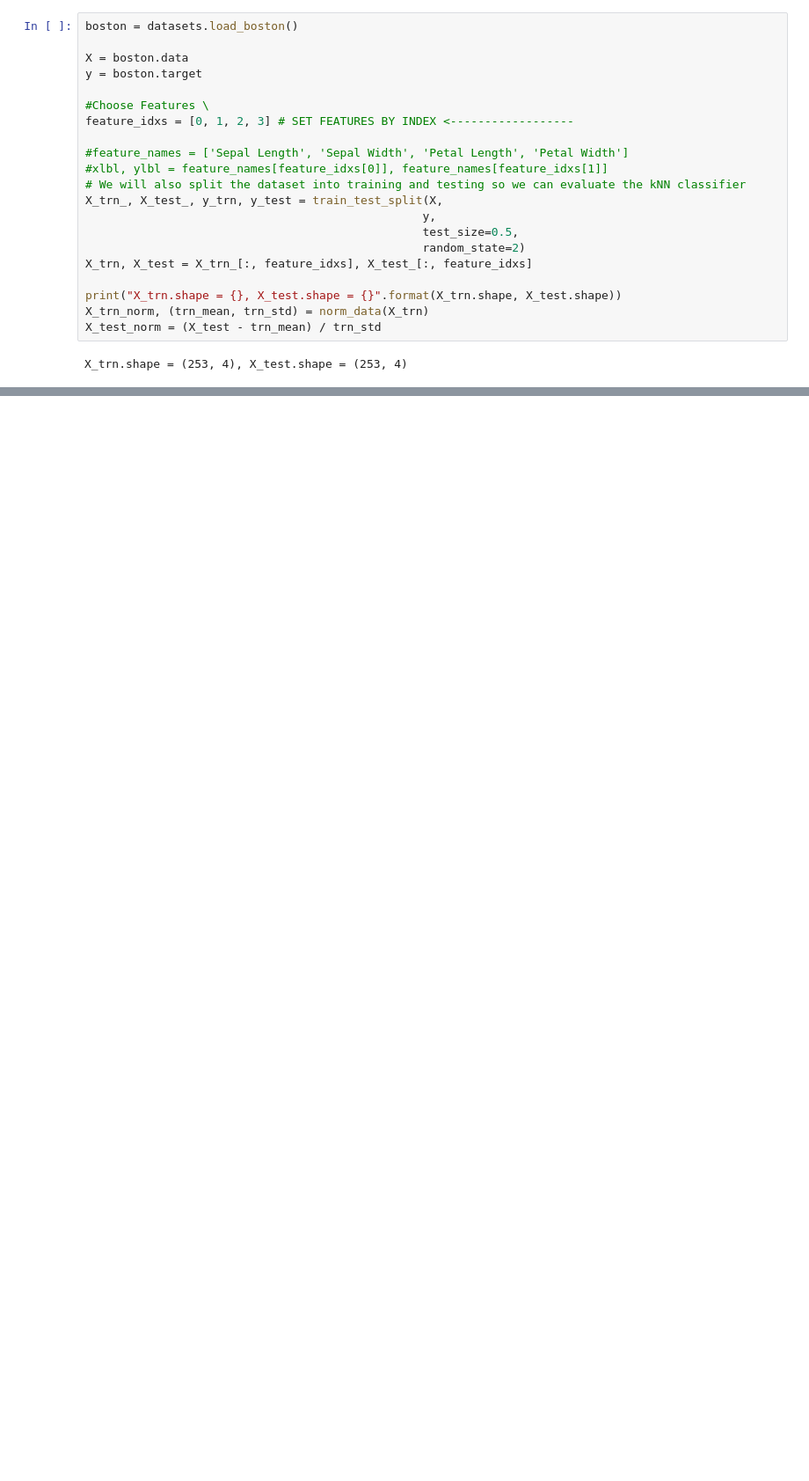
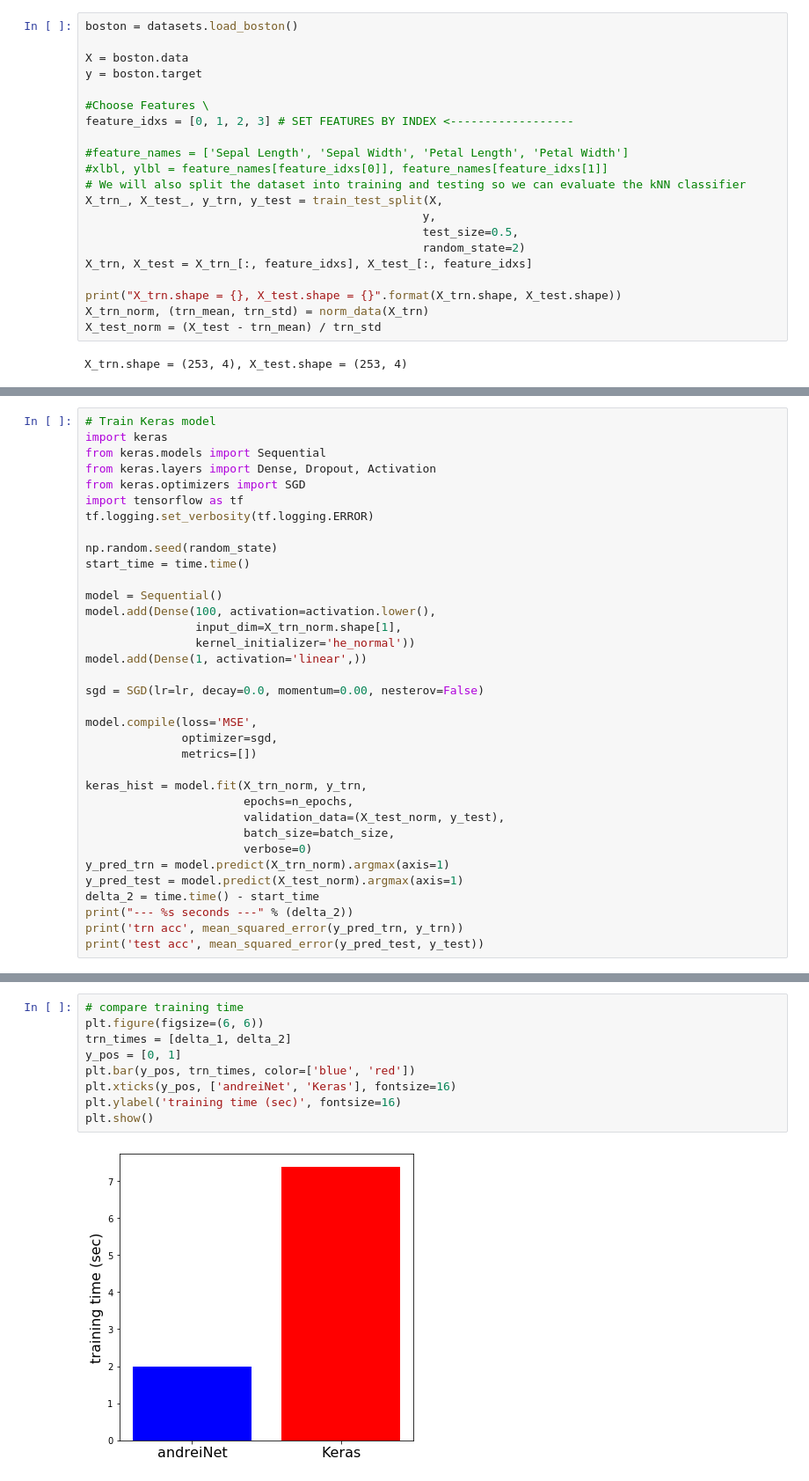
Before and after one commit to amourav/neural_network_from_scratch, a Jupyter notebook: neural_network_demo_2.ipynb, the cells around one changed output, grey strips where cells are left out. Shown at 88% size. Drawn from its saved outputs; the diff is of its cells as text; blank space fills up the shorter version.

```diff
--- a/neural_network_demo_2.ipynb
+++ b/neural_network_demo_2.ipynb
@@ -69,0 +77,35 @@ print('test acc', accuracy_score(y_pred_test, y_test))
+# %%
+# Train Keras model
+import keras
+from keras.models import Sequential
+from keras.layers import Dense, Dropout, Activation
+from keras.optimizers import SGD
+import tensorflow as tf
+tf.logging.set_verbosity(tf.logging.ERROR)
+
+np.random.seed(random_state)
+start_time = time.time()
+
+model = Sequential()
+model.add(Dense(100, activation=activation.lower(),
+                input_dim=X_trn_norm.shape[1],
+                kernel_initializer='he_normal'))
+model.add(Dense(1, activation='linear',))
+
+sgd = SGD(lr=lr, decay=0.0, momentum=0.00, nesterov=False)
+
+model.compile(loss='MSE',
+              optimizer=sgd,
+              metrics=[])
+
+keras_hist = model.fit(X_trn_norm, y_trn,
+                       epochs=n_epochs,
+                       validation_data=(X_test_norm, y_test),
+                       batch_size=batch_size,
+                       verbose=0)
+y_pred_trn = model.predict(X_trn_norm).argmax(axis=1)
+y_pred_test = model.predict(X_test_norm).argmax(axis=1)
+delta_2 = time.time() - start_time
+print("--- %s seconds ---" % (delta_2))
+print('trn acc', mean_squared_error(y_pred_trn, y_trn))
+print('test acc', mean_squared_error(y_pred_test, y_test))
@@ -69,0 +135,11 @@ print('test acc', accuracy_score(y_pred_test, y_test))
+# %%
+# compare training time
+plt.figure(figsize=(6, 6))
+trn_times = [delta_1, delta_2]
+y_pos = [0, 1]
+plt.bar(y_pos, trn_times, color=['blue', 'red'])
+plt.xticks(y_pos, ['andreiNet', 'Keras'], fontsize=16)
+plt.ylabel('training time (sec)', fontsize=16)
+plt.show()
+# %% [output]
+[figure, added]
```
Also changed, not shown: parts of 4 cells of this notebook, 5 other files.
